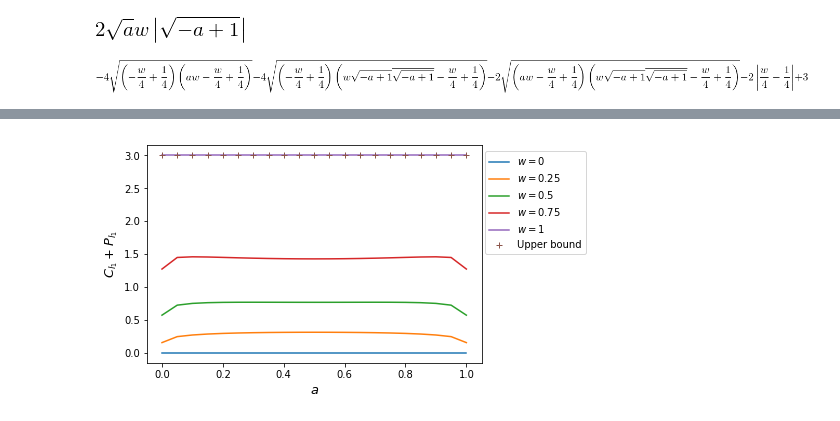
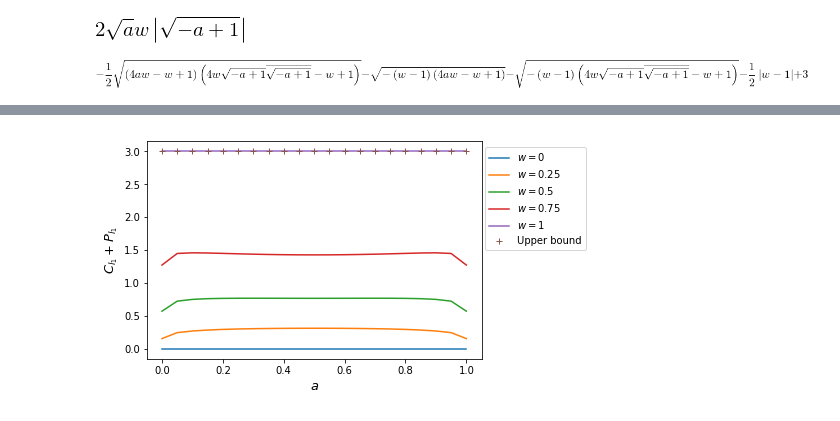
Before and after one commit to jonasmaziero/jupyterQ, a Jupyter notebook: coh_pop.ipynb, the cells around one changed output, grey strips where cells are left out. Drawn from its saved outputs; the diff is of its cells as text; code cells hidden in the pictures.

```diff
--- a/coh_pop.ipynb
+++ b/coh_pop.ipynb
@@ -25,6 +25,6 @@ Cl1_Waw=coh_l1(4,werner_a(w,a)); simplify(Cl1_Waw)
 # %% [output]
 [figure]
 # %%
-Pl1_Waw = predict_l1(4,werner_a(w,a)); Pl1_Waw
+Pl1_Waw = predict_l1(4,werner_a(w,a)); simplify(Pl1_Waw)
 # %% [output]
-[figure, old version]
+[figure, new version]
```
Also changed, not shown: parts of 23 cells of this notebook, 3 other files.
